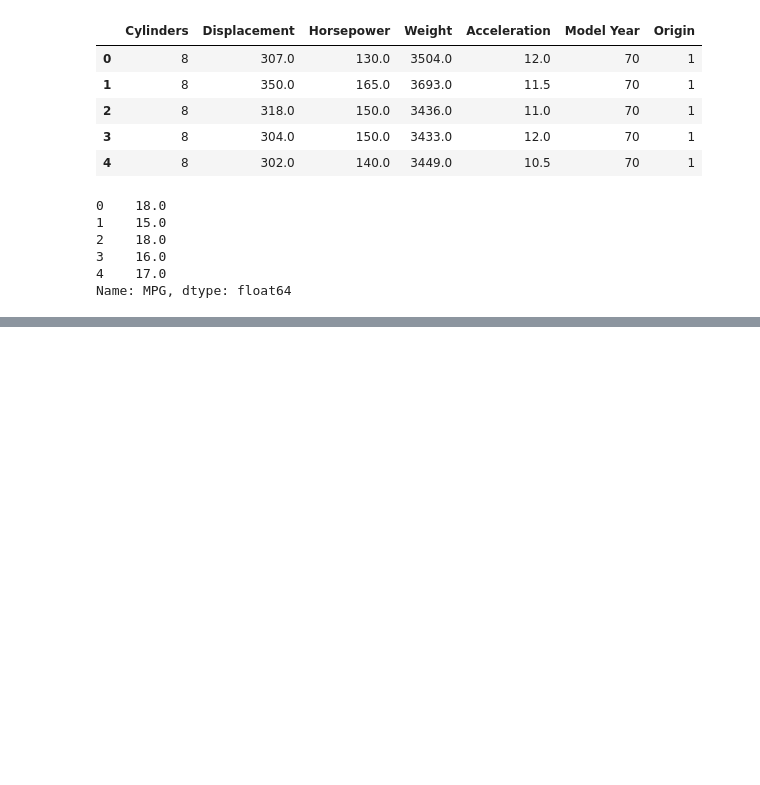
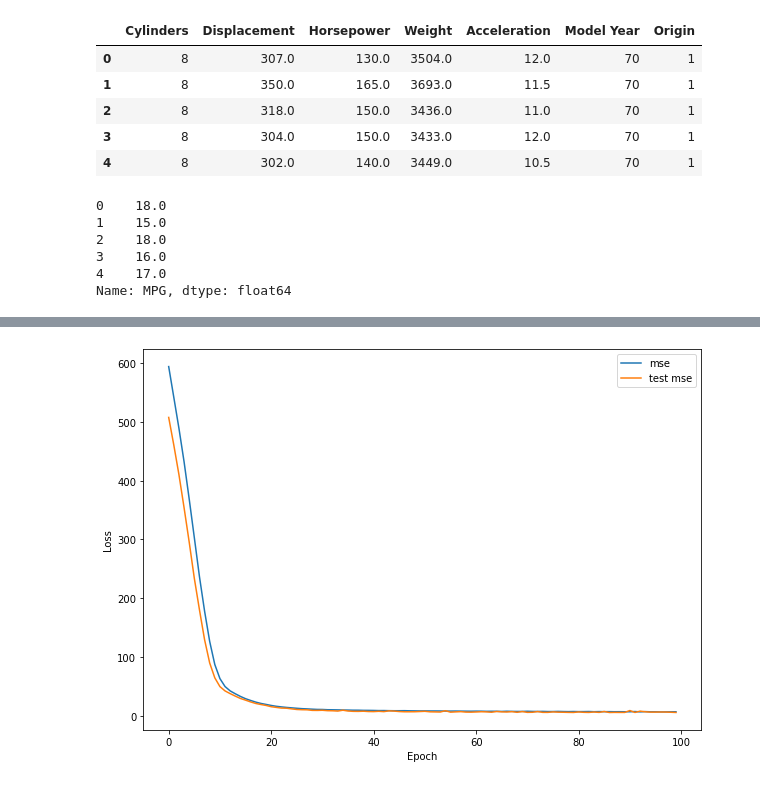
Before and after one commit to dsamne/AI-class, a Jupyter notebook: car_MPG.ipynb, the cells around one changed output, grey strips where cells are left out. Drawn from its saved outputs; the diff is of its cells as text; code cells hidden in the pictures; blank space fills up the shorter version.

```diff
--- a/car_MPG.ipynb
+++ b/car_MPG.ipynb
@@ -173,0 +174,12 @@ plt.show()
+# %%
+# loss 체크
+import matplotlib.pyplot as plt
+plt.figure(figsize=(10,7))
+plt.plot(range(N_EPOCHS), history.history['mse'], label='mse')
+plt.plot(range(N_EPOCHS), history.history['val_mse'], label='test mse')
+plt.xlabel('Epoch')
+plt.ylabel('Loss')
+plt.legend()
+plt.show()
+# %% [output]
+[figure, added]
```
Also changed, not shown: parts of 6 cells of this notebook.
